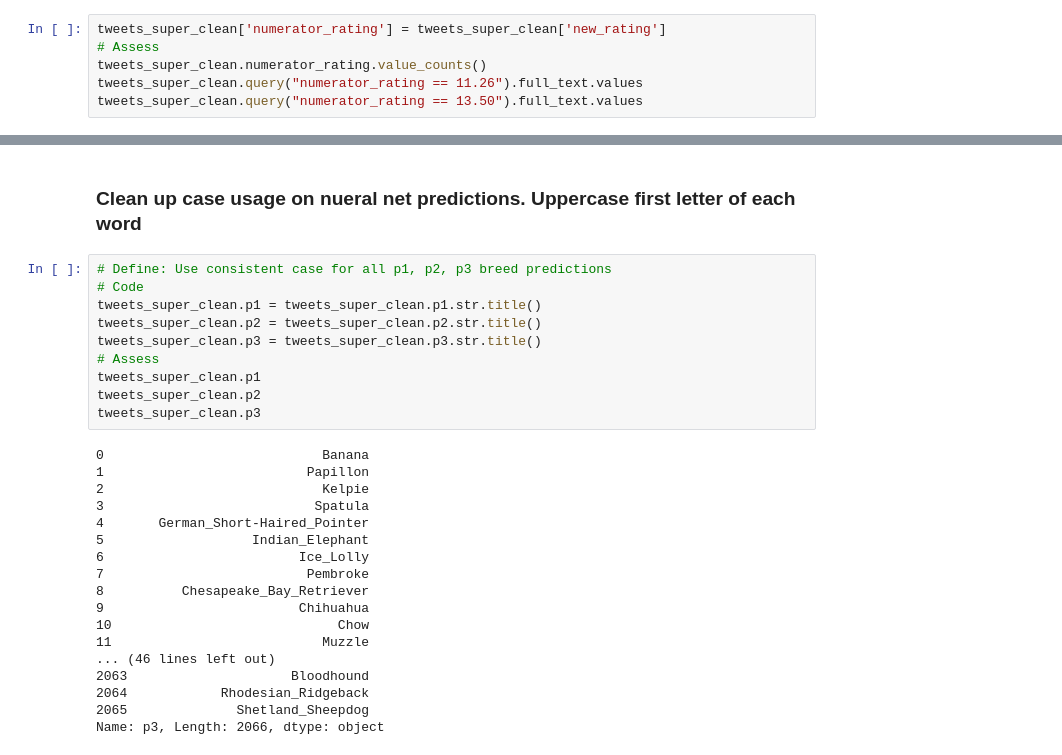
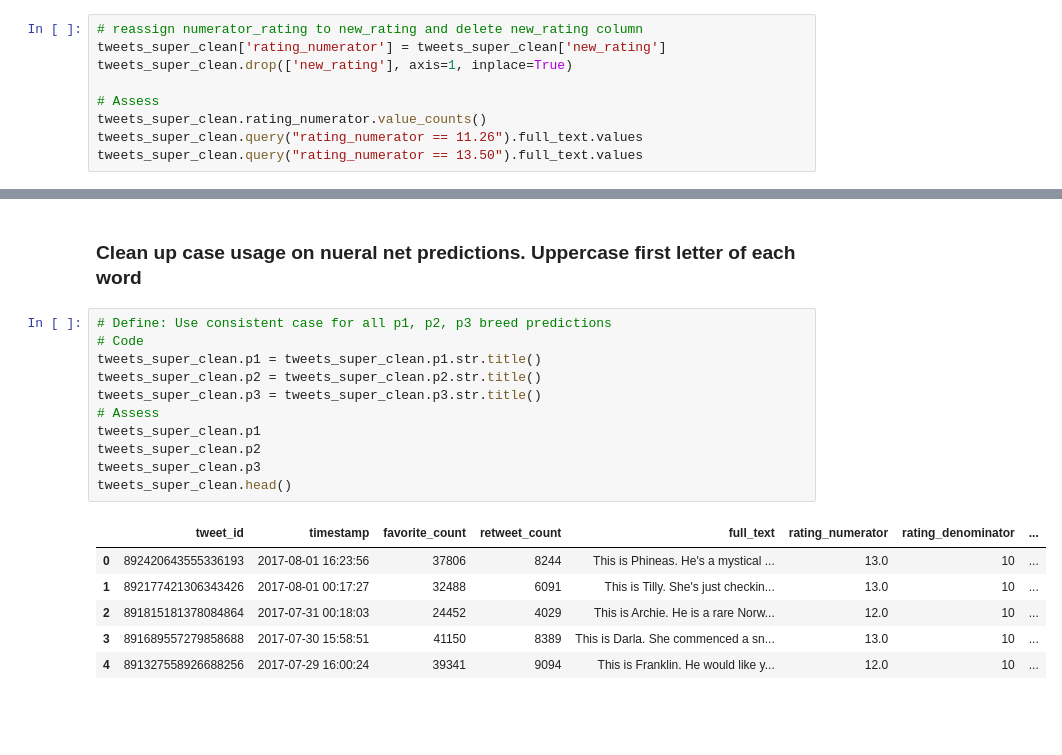
Before and after one commit to juliouribe/twitter-wrangling-project, a Jupyter notebook: wrangle_act.ipynb, the cells around one changed output, grey strips where cells are left out. Saved outputs shown, nothing was run; the diff lists cells and outputs as text; blank space fills up the shorter version.

```diff
--- a/wrangle_act.ipynb
+++ b/wrangle_act.ipynb
@@ -397,9 +429,12 @@ Name: new_rating, dtype: int64
 # %%
-tweets_super_clean['numerator_rating'] = tweets_super_clean['new_rating']
+# reassign numerator_rating to new_rating and delete new_rating column
+tweets_super_clean['rating_numerator'] = tweets_super_clean['new_rating']
+tweets_super_clean.drop(['new_rating'], axis=1, inplace=True)
+
 # Assess
-tweets_super_clean.numerator_rating.value_counts()
-tweets_super_clean.query("numerator_rating == 11.26").full_text.values
-tweets_super_clean.query("numerator_rating == 13.50").full_text.values
+tweets_super_clean.rating_numerator.value_counts()
+tweets_super_clean.query("rating_numerator == 11.26").full_text.values
+tweets_super_clean.query("rating_numerator == 13.50").full_text.values
 # %% [output]
 array(['This is Bella. She hopes her smile made you smile. If not, she is also offering you her favorite monkey. 13.5/10 https://t.co/qjrljjt948'],
       dtype=object)
@@ -408,28 +443,18 @@ array(['This is Bella. She hopes her smile made you smile. If not, she is also o
 # %%
 # Define: Use consistent case for all p1, p2, p3 breed predictions
 # Code
 tweets_super_clean.p1 = tweets_super_clean.p1.str.title()
 tweets_super_clean.p2 = tweets_super_clean.p2.str.title()
 tweets_super_clean.p3 = tweets_super_clean.p3.str.title()
 # Assess
 tweets_super_clean.p1
 tweets_super_clean.p2
 tweets_super_clean.p3
+tweets_super_clean.head()
 # %% [output]
-0                            Banana
-1                          Papillon
-2                            Kelpie
-3                           Spatula
-4       German_Short-Haired_Pointer
-5                   Indian_Elephant
-6                         Ice_Lolly
-7                          Pembroke
-8          Chesapeake_Bay_Retriever
-9                         Chihuahua
-10                             Chow
-11                           Muzzle
-... (46 lines left out)
-2063                     Bloodhound
-2064            Rhodesian_Ridgeback
-2065              Shetland_Sheepdog
-Name: p3, Length: 2066, dtype: object
+|  | tweet_id | timestamp | favorite_count | retweet_count | full_text | rating_numerator | rating_denominator | ... |
+| 0 | 892420643555336193 | 2017-08-01 16:23:56 | 37806 | 8244 | This is Phineas. He's a mystical ... | 13.0 | 10 | ... |
+| 1 | 892177421306343426 | 2017-08-01 00:17:27 | 32488 | 6091 | This is Tilly. She's just checkin... | 13.0 | 10 | ... |
+| 2 | 891815181378084864 | 2017-07-31 00:18:03 | 24452 | 4029 | This is Archie. He is a rare Norw... | 12.0 | 10 | ... |
+| 3 | 891689557279858688 | 2017-07-30 15:58:51 | 41150 | 8389 | This is Darla. She commenced a sn... | 13.0 | 10 | ... |
+| 4 | 891327558926688256 | 2017-07-29 16:00:24 | 39341 | 9094 | This is Franklin. He would like y... | 12.0 | 10 | ... |
```
Also changed, not shown: parts of 13 cells of this notebook, 1 other file.
